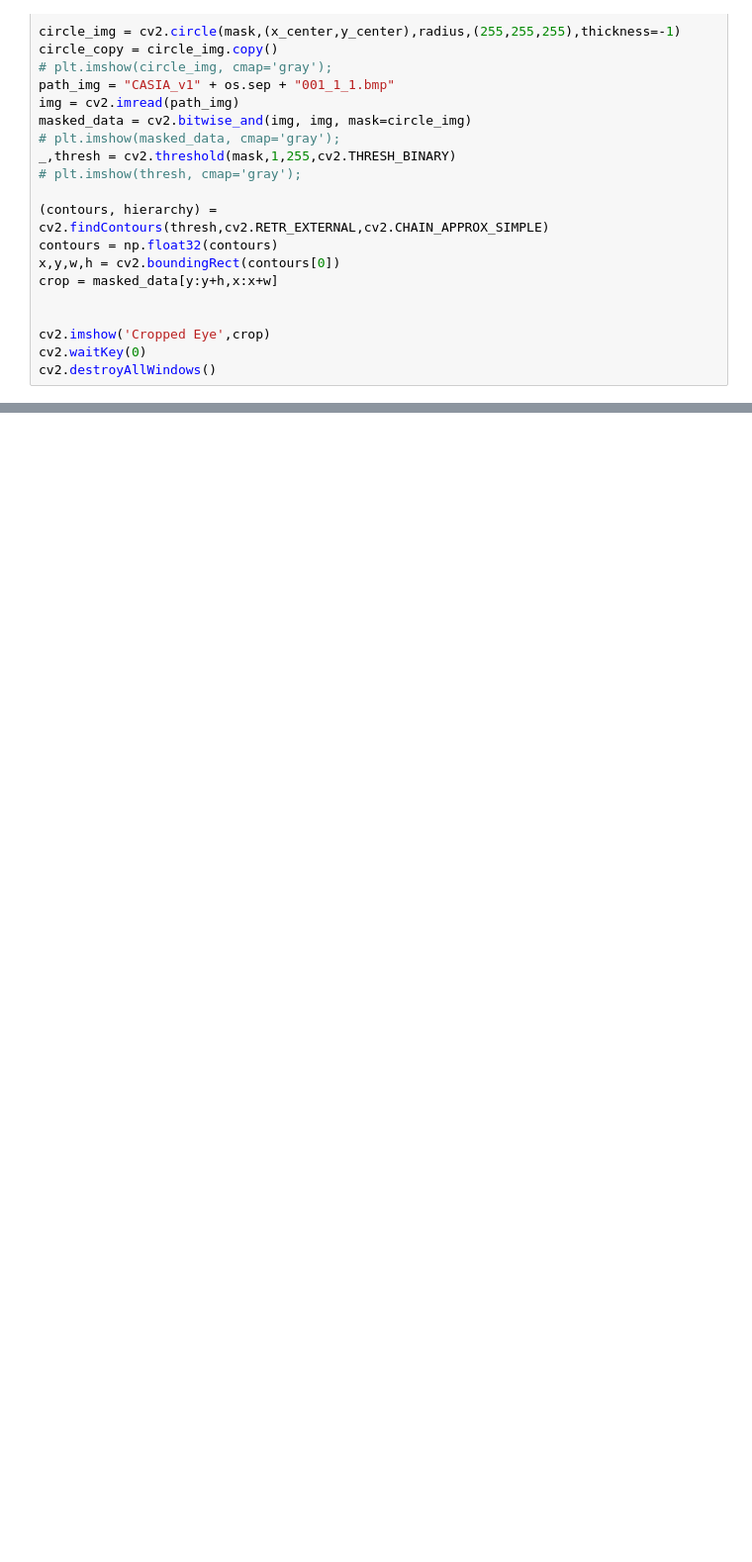
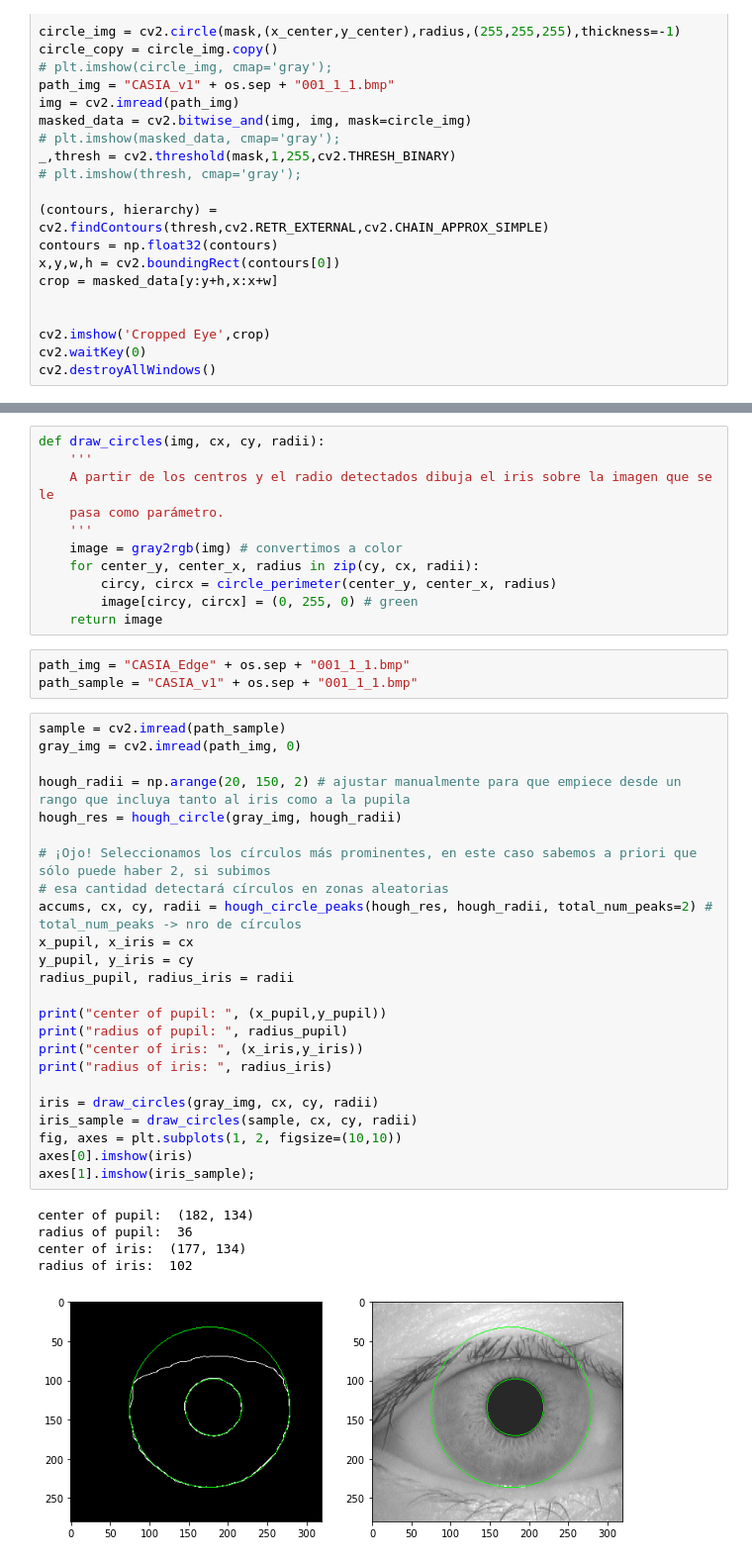
Before and after one commit to dbo1001/UBU-TFG-iris_classifier, a Jupyter notebook: notebooks/#5 Red U-Net.ipynb, the cells around one changed output, grey strips where cells are left out. Shown: that part at 99% size. Cells and saved outputs as stored; diff of their text form; blank space fills up the shorter version.

```diff
--- a/notebooks/#5 Red U-Net.ipynb
+++ b/notebooks/#5 Red U-Net.ipynb
@@ -312,0 +321,44 @@ cv2.destroyAllWindows()
+# %%
+def draw_circles(img, cx, cy, radii):
+    '''
+    A partir de los centros y el radio detectados dibuja el iris sobre la imagen que se le
+    pasa como parámetro.
+    '''
+    image = gray2rgb(img) # convertimos a color
+    for center_y, center_x, radius in zip(cy, cx, radii):
+        circy, circx = circle_perimeter(center_y, center_x, radius)
+        image[circy, circx] = (0, 255, 0) # green
+    return image
+# %%
+path_img = "CASIA_Edge" + os.sep + "001_1_1.bmp"
+path_sample = "CASIA_v1" + os.sep + "001_1_1.bmp"
+# %%
+sample = cv2.imread(path_sample)
+gray_img = cv2.imread(path_img, 0)
+
+hough_radii = np.arange(20, 150, 2) # ajustar manualmente para que empiece desde un rango que incluya tanto al iris como a la pupila
+hough_res = hough_circle(gray_img, hough_radii)
+
+# ¡Ojo! Seleccionamos los círculos más prominentes, en este caso sabemos a priori que sólo puede haber 2, si subimos
+# esa cantidad detectará círculos en zonas aleatorias
+accums, cx, cy, radii = hough_circle_peaks(hough_res, hough_radii, total_num_peaks=2) # total_num_peaks -> nro de círculos
+x_pupil, x_iris = cx
+y_pupil, y_iris = cy
+radius_pupil, radius_iris = radii
+
+print("center of pupil: ", (x_pupil,y_pupil))
+print("radius of pupil: ", radius_pupil)
+print("center of iris: ", (x_iris,y_iris))
+print("radius of iris: ", radius_iris)
+
+iris = draw_circles(gray_img, cx, cy, radii)
+iris_sample = draw_circles(sample, cx, cy, radii)
+fig, axes = plt.subplots(1, 2, figsize=(10,10))
+axes[0].imshow(iris)
+axes[1].imshow(iris_sample);
+# %% [output]
+center of pupil:  (182, 134)
+radius of pupil:  36
+center of iris:  (177, 134)
+radius of iris:  102
+[figure, added]
```
Also changed, not shown: parts of 6 cells of this notebook.
